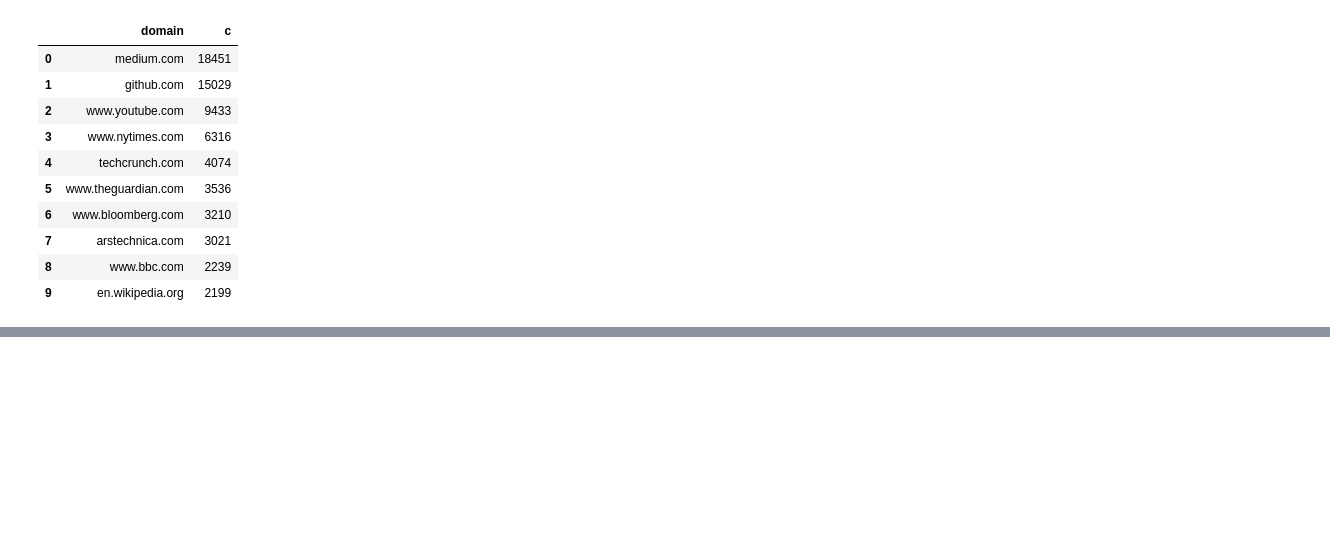
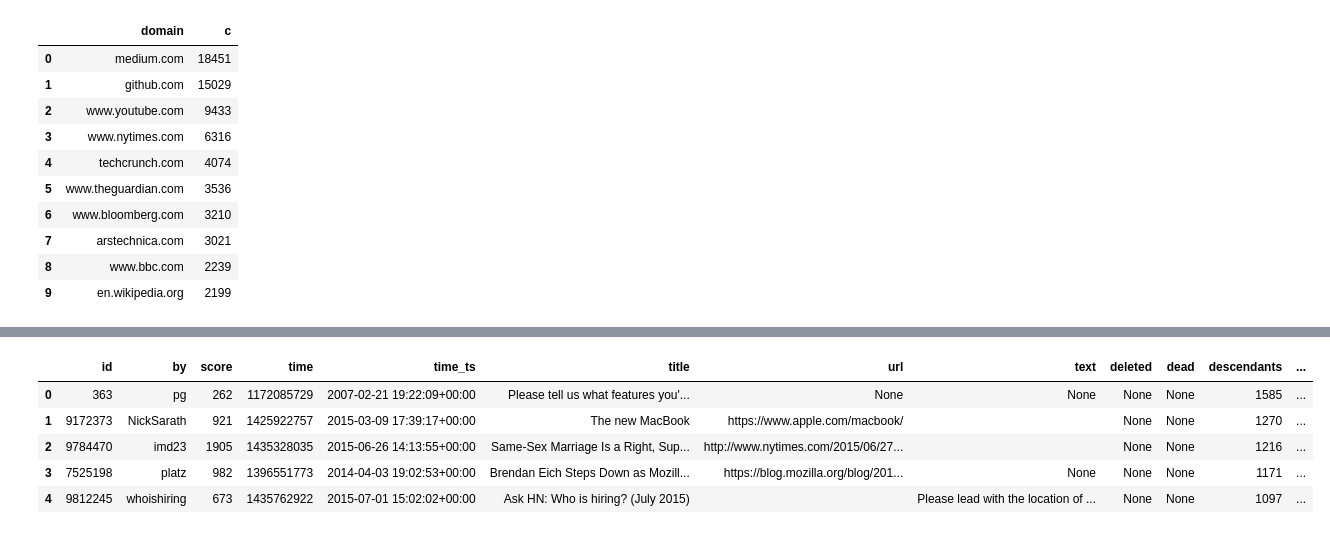
Before and after one commit to raymondgh/springboard-data-science, a Jupyter notebook: Capstone 2/Data Wrangling.ipynb, the cells around one changed output, grey strips where cells are left out. Cells and saved outputs as stored; diff of their text form; code cells hidden in the pictures; blank space fills up the shorter version.

```diff
--- a/Capstone 2/Data Wrangling.ipynb
+++ b/Capstone 2/Data Wrangling.ipynb
@@ -149 +168,12 @@ hacker_news.estimate_query_size(query)
+# %%
+stories = hn.query_to_pandas_safe(query)
+# %%
+stories.head()
+# %% [output]
+|  | id | by | score | time | time_ts | title | url | text | deleted | dead | descendants | ... |
+| 0 | 363 | pg | 262 | 1172085729 | 2007-02-21 19:22:09+00:00 | Please tell us what features you'... | None | None | None | None | 1585 | ... |
+| 1 | 9172373 | NickSarath | 921 | 1425922757 | 2015-03-09 17:39:17+00:00 | The new MacBook | https://www.apple.com/macbook/ |  | None | None | 1270 | ... |
+| 2 | 9784470 | imd23 | 1905 | 1435328035 | 2015-06-26 14:13:55+00:00 | Same-Sex Marriage Is a Right, Sup... | http://www.nytimes.com/2015/06/27... |  | None | None | 1216 | ... |
+| 3 | 7525198 | platz | 982 | 1396551773 | 2014-04-03 19:02:53+00:00 | Brendan Eich Steps Down as Mozill... | https://blog.mozilla.org/blog/201... | None | None | None | 1171 | ... |
+| 4 | 9812245 | whoishiring | 673 | 1435762922 | 2015-07-01 15:02:02+00:00 | Ask HN: Who is hiring? (July 2015) |  | Please lead with the location of ... | None | None | 1097 | ... |
 # %%
```
Also changed, not shown: parts of 28 cells of this notebook, 1 other file.
